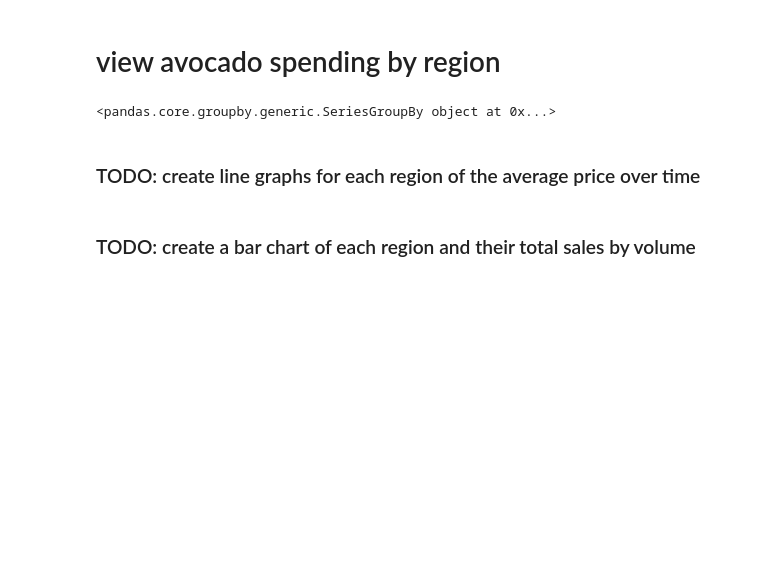
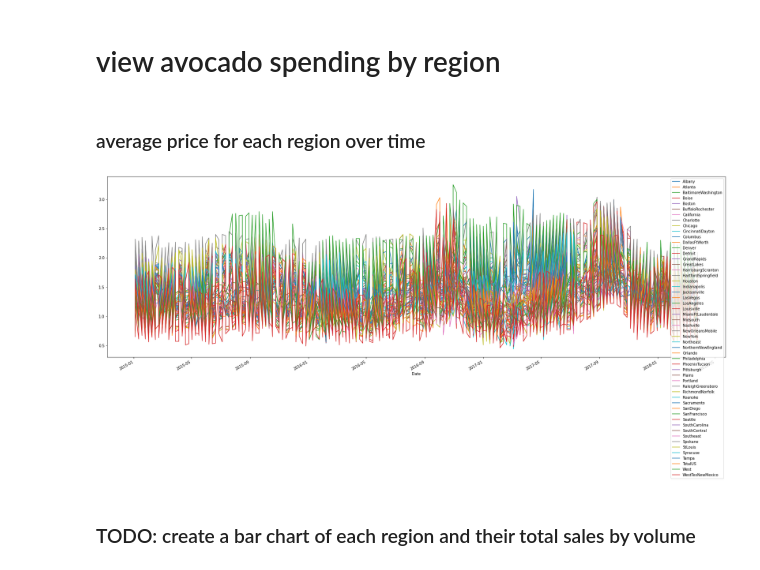
Before and after one commit to ruthrootz/avocado-data-science, a Jupyter notebook: avocado.ipynb, the cells around one changed output. Cells and saved outputs as stored; diff of their text form; code cells hidden in the pictures; blank space fills up the shorter version.

Commit message:
average price for each region over time

```diff
--- a/avocado.ipynb
+++ b/avocado.ipynb
@@ -55,15 +55,16 @@ sns.lineplot(data=prices.AveragePrice)
 [figure]
 # %% [markdown]
 # view avocado spending by region
-# %%
-region_data = prices.groupby(['region']).AveragePrice.agg(np.mean)
-# region_data.set_index('region')
-# region_data_minmax = prices.groupby(['region']).AveragePrice.agg([min, max])
-region_data
-# %% [output]
-<pandas.core.groupby.generic.SeriesGroupBy object at 0x...>
 # %% [markdown]
-### TODO: create line graphs for each region of the average price over time
+### average price for each region over time
+# %%
+region_data = prices.groupby(['region']).AveragePrice.plot(legend = True, figsize = (30, 10))
+# plt.figure(figsize=(30,10))
+# plt.title("average price for each region over time")
+# sns.lineplot(data=prices.groupby(['region']).AveragePrice)
+# plt.xlabel("Date")
+# %% [output]
+[figure, added]
 # %% [markdown]
 ### TODO: create a bar chart of each region and their total sales by volume
 # %% [markdown]
```
